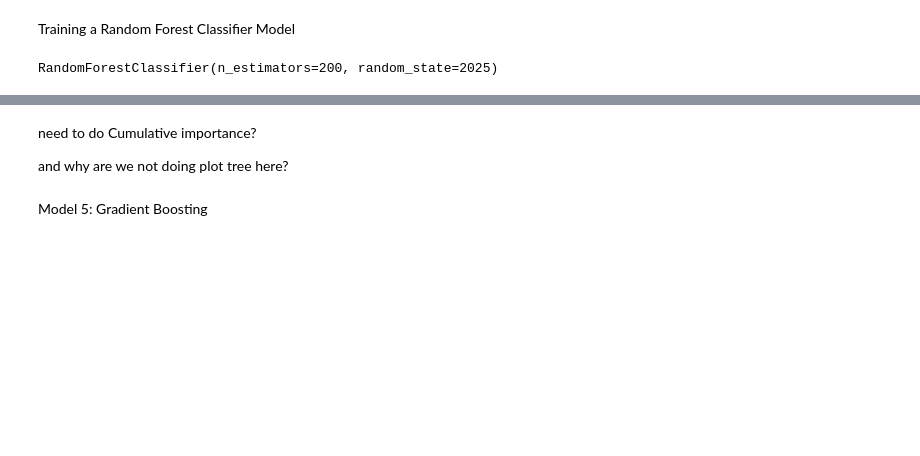
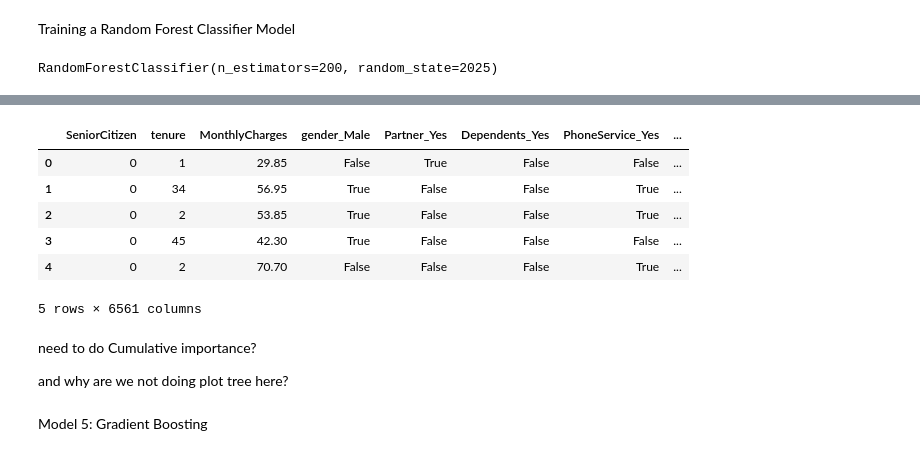
Before and after one commit to fiercetyper23/mldp_telco-churn, a Jupyter notebook: ZULZAWAID_BIN_ZUIKIFLI.ipynb, the cells around one changed output, grey strips where cells are left out. Saved outputs shown, nothing was run; the diff lists cells and outputs as text; code cells hidden in the pictures; blank space fills up the shorter version.

```diff
--- a/ZULZAWAID_BIN_ZUIKIFLI.ipynb
+++ b/ZULZAWAID_BIN_ZUIKIFLI.ipynb
@@ -584,0 +694,33 @@ RandomForestClassifier(n_estimators=200, random_state=2025)
+# %%
+FILE_PATH = "TelcoCustomerChurn.csv"
+
+# Load unseen
+df_unseen = pd.read_csv(FILE_PATH)
+
+# Keep the same original feature columns (before OHE)
+col_df_X = df.drop(col_y, axis=1).columns
+X_unseen = pd.DataFrame(df_unseen, columns=col_df_X)
+
+# Apply OHE
+X_unseen = pd.get_dummies(X_unseen, drop_first=True)
+
+# Reindex to match training OHE columns
+col_ohe = X.columns.tolist()
+X_unseen = X_unseen.reindex(columns=col_ohe, fill_value=0)
+
+# Predict
+pred_class = rf.predict(X_unseen)
+pred_proba = rf.predict_proba(X_unseen)[:, 1]
+
+X_unseen["Predicted_Churn"] = pred_class
+X_unseen["Predicted_Churn_Prob"] = pred_proba
+
+X_unseen.head()
+# %% [output]
+|  | SeniorCitizen | tenure | MonthlyCharges | gender_Male | Partner_Yes | Dependents_Yes | PhoneService_Yes | ... |
+| 0 | 0 | 1 | 29.85 | False | True | False | False | ... |
+| 1 | 0 | 34 | 56.95 | True | False | False | True | ... |
+| 2 | 0 | 2 | 53.85 | True | False | False | True | ... |
+| 3 | 0 | 45 | 42.30 | True | False | False | False | ... |
+| 4 | 0 | 2 | 70.70 | False | False | False | True | ... |
+5 rows × 6561 columns
```
Also changed, not shown: parts of 15 cells of this notebook.
